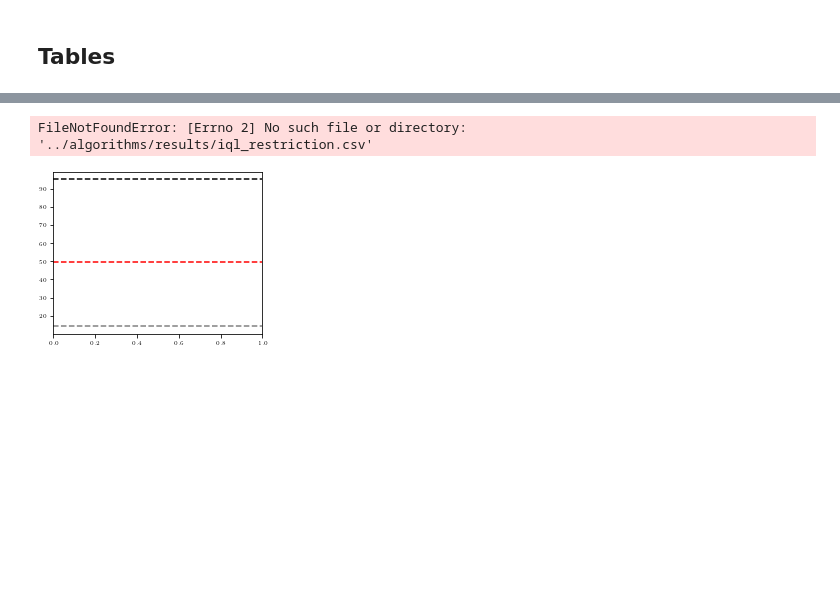
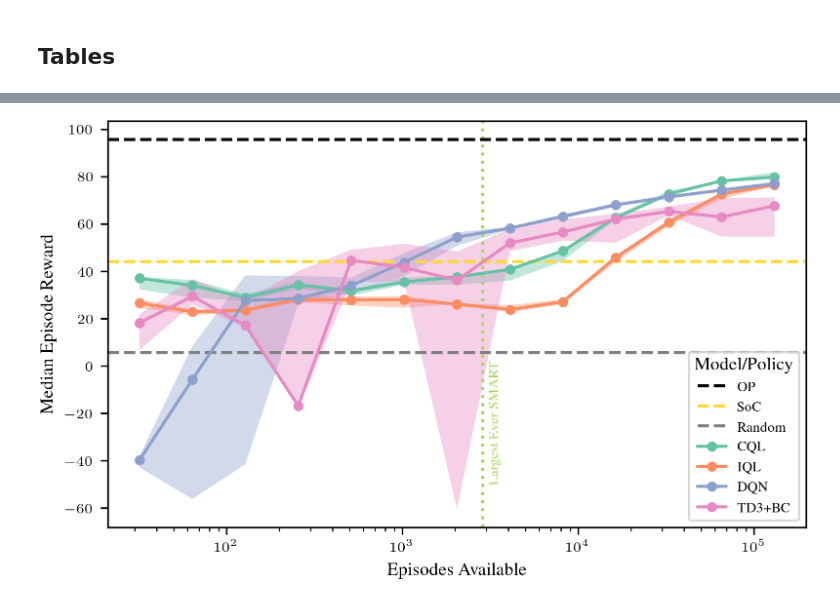
Before and after one commit to masonhargrave/EpiCare, a Jupyter notebook: figures/figures.ipynb, the cells around one changed output, grey strips where cells are left out. Drawn from its saved outputs; the diff is of its cells as text; code cells hidden in the pictures; blank space fills up the shorter version.

```diff
--- a/figures/figures.ipynb
+++ b/figures/figures.ipynb
@@ -16,7 +16,7 @@ from matplotlib.ticker import FixedLocator
 
 from tueplots import bundles
 
-plt.rcParams.update(bundles.icml2024())
+plt.rcParams.update(bundles.neurips2024())
 plt.rcParams["figure.dpi"] = 300
 
 results_directory = "../algorithms/results/"
@@ -697,7 +725,7 @@ for model in models:
     results.append((model, overall_mean, overall_std))
 
 # Sort all models based on overall mean performance
-results.sort(key=lambda x: x[1])
+results.sort(key=lambda x: -x[1])
 # Reorder to place baseline models first
 sorted_results = [
     res for res in results if model_mapping[res[0]] in ["OP", "SoC", "Random"]
@@ -846,46 +801,52 @@ for i, (color, marker) in enumerate(
 # %%
-plt.figure(figsize=(3.25, 2.5))  # Adjust the figure size as needed for a half-page plot
+models = ["cql_dqn", "iql", "dqn", "td3_bc"]  # List of models to plot
+labels = ["CQL", "IQL", "DQN", "TD3+BC"]  # List of labels for the legend
 
-models = ["iql", "cql", "td3_bc"]  # List of models to plot
-labels = ["IQL", "CQL", "TD3+BC"]  # List of labels for the legend
+# Set the Seaborn color palette to the colorblind palette
+sns.set_palette("Set2")
 
-# Adding a horizontal line for typical SoC performance
-plt.axhline(y=95.5, color="k", linestyle="--", label="OP")
-plt.axhline(y=49.5, color="r", linestyle="--", label="SoC")
-plt.axhline(y=14.1, color="gray", linestyle="--", label="Random")
+# Adding a vertical line at 2876 patients
+plt.axvline(x=2876, color="C4", linestyle="dotted")
+plt.text(2876+200, 13-11, 'Largest Ever SMART', color='C4', rotation=90, verticalalignment='top', fontsize=7)
+
+# Adding horizontal lines for typical SoC performance
+plt.axhline(y=95.7, color="k", linestyle="--", label="OP")
+plt.axhline(y=44.2, color="C5", linestyle="--", label="SoC")
+plt.axhline(y=5.5, color="gray", linestyle="--", label="Random")
 
 for model in models:
     df = pd.read_csv(os.path.join(results_directory, model + "_restriction.csv"))
     grouped = df.groupby(["episodes_avail"])
-    mean = grouped["mean_return"].mean()
+    median = grouped["mean_return"].median()
+    min = grouped["mean_return"].min()
+    max = grouped["mean_return"].max()
     std = grouped["mean_return"].std()
 
     # Plotting mean
     plt.plot(
-        mean.index, mean, marker="o", label=labels[models.index(model)], markersize=4
+        median.index, median, marker="o", label=labels[models.index(model)], markersize=4
     )
 
     # Adding shaded error (std deviation)
-    plt.fill_between(mean.index, mean - std, mean + std, alpha=0.2)
+    plt.fill_between(median.index, min, max, alpha=0.4)
 
 # Setting a logarithmic scale for the x-axis
 plt.xscale("log")
 
 # Labels and title
 plt.xlabel("Episodes Available")
-plt.ylabel("Mean Episode Reward")
+plt.ylabel("Median Episode Reward")
 
 # Making the legend readable and not overlap with the plot
 plt.legend(title="Model/Policy", loc="lower right")
 
 # Fine-tuning the appearance
 plt.tight_layout()  # Adjusts subplot params so that the subplot(s) fits into the figure area
 
 # Saving the figure
-plt.savefig("data_restriction.pdf")
+plt.savefig("data_restriction_reward.pdf")
 
 # Display the plot
 plt.show()
 # %% [output]
-FileNotFoundError: [Errno 2] No such file or directory: '../algorithms/results/iql_restriction.csv'
-[figure, old version]
+[figure, new version]
```
Also changed, not shown: parts of 22 cells of this notebook, 19 other files.
